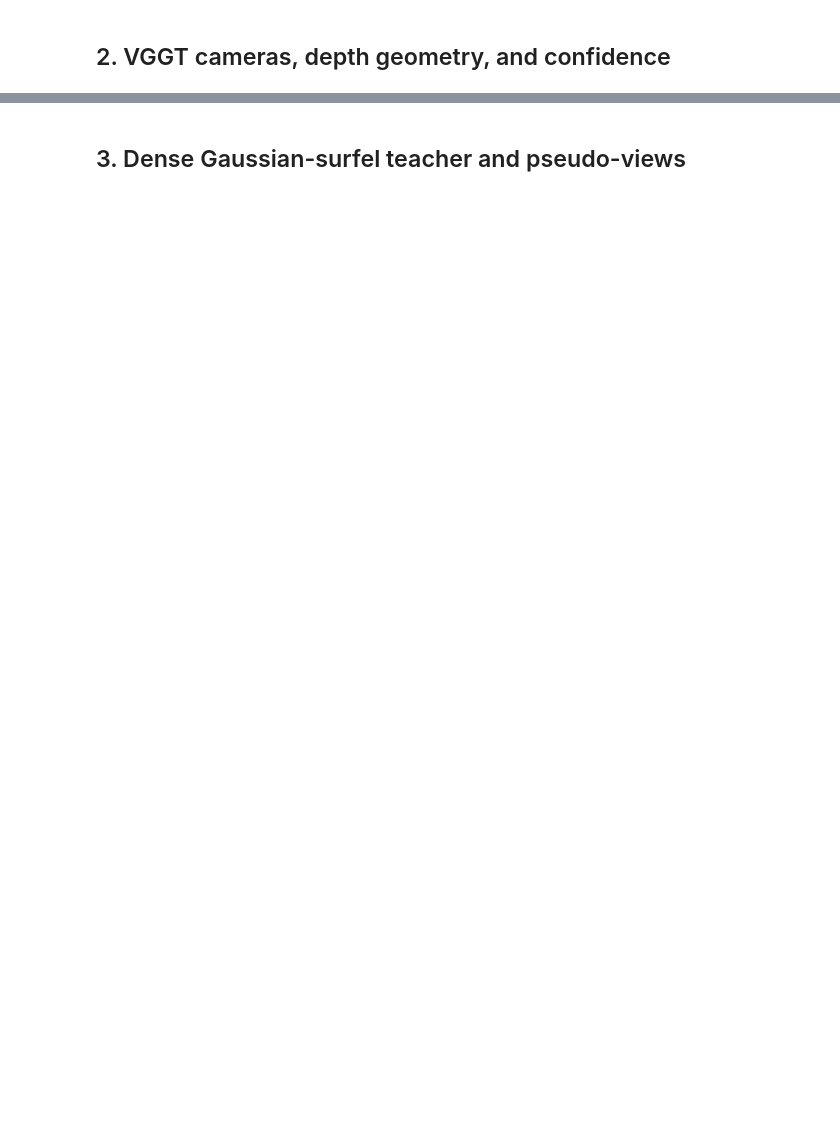
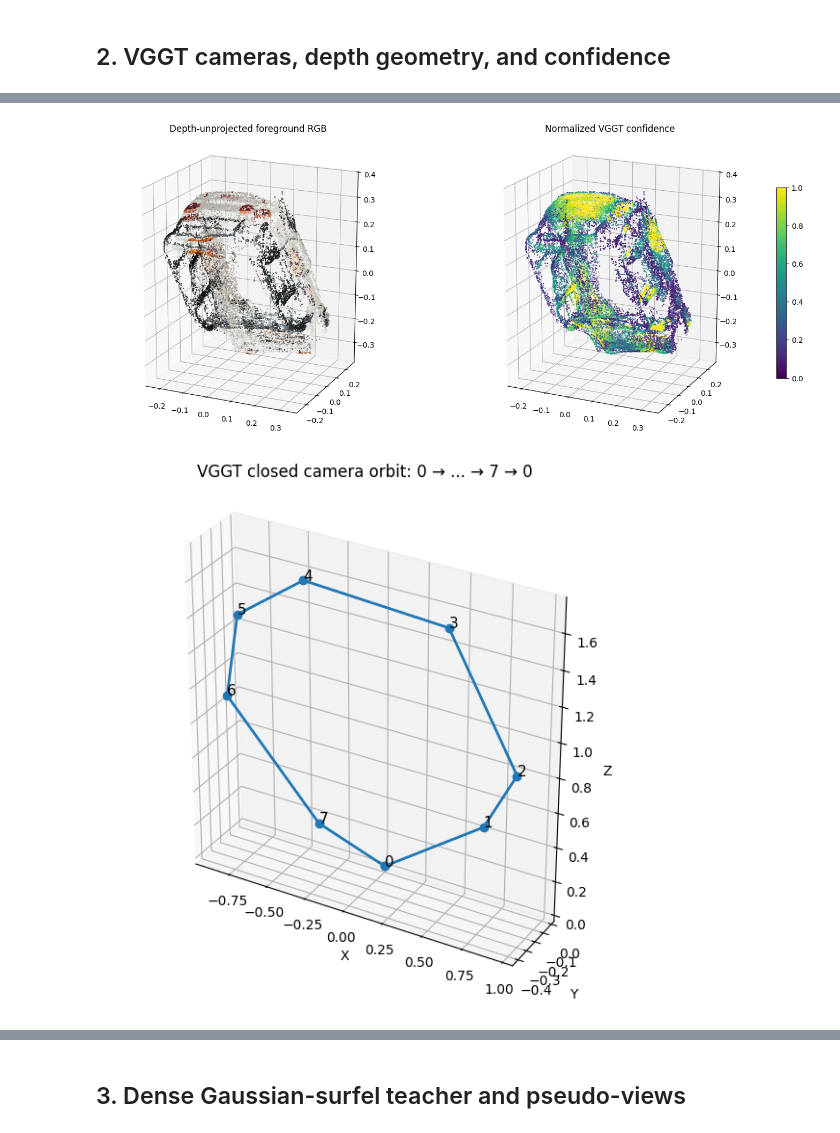
Before and after one commit to katlit/Project_Thesis, a Jupyter notebook: code/notebooks/05_vggt_dense_pseudoview_adaptive_3dgs.ipynb, the cells around one changed output, grey strips where cells are left out. Cells and saved outputs as stored; diff of their text form; code cells hidden in the pictures; blank space fills up the shorter version.

```diff
--- a/code/notebooks/05_vggt_dense_pseudoview_adaptive_3dgs.ipynb
+++ b/code/notebooks/05_vggt_dense_pseudoview_adaptive_3dgs.ipynb
@@ -137,25 +157,83 @@ gc.collect(); torch.cuda.empty_cache()
 # %%
 keep = masks & np.isfinite(points_by_view).all(axis=-1) & (confidence >= POINT_CONFIDENCE_MIN)
 points, point_colors, point_conf = points_by_view[keep], colors[keep], confidence[keep]
 rng = np.random.default_rng(42)
 if len(points) > 25_000:
     chosen = rng.choice(len(points), 25_000, replace=False)
     points, point_colors, point_conf = points[chosen], point_colors[chosen], point_conf[chosen]
 centered = points - np.median(points, axis=0)
 visible = np.linalg.norm(centered, axis=1) <= np.percentile(np.linalg.norm(centered, axis=1), 99)
 centered, point_colors, point_conf = centered[visible], point_colors[visible], point_conf[visible]
 fig = plt.figure(figsize=(15, 6)); ax1 = fig.add_subplot(121, projection="3d"); ax2 = fig.add_subplot(122, projection="3d")
 ax1.scatter(*centered.T, c=np.clip(point_colors, 0, 1), s=.7)
 plot = ax2.scatter(*centered.T, c=point_conf, cmap="viridis", vmin=0, vmax=1, s=.7)
 for axis, title in [(ax1, "Depth-unprojected foreground RGB"), (ax2, "Normalized VGGT confidence")]:
     axis.set_title(title); axis.set_box_aspect(np.ptp(centered, axis=0).clip(min=1e-6)); axis.view_init(18, -65)
 fig.colorbar(plot, ax=ax2, shrink=.65); plt.tight_layout(); plt.show()
 
-camera_to_world = np.linalg.inv(np.concatenate([
-    extrinsics, np.tile(np.array([0, 0, 0, 1], dtype=np.float32), (8, 1, 1))
-], axis=1))
+camera_to_world = np.linalg.inv(
+    np.concatenate(
+        [
+            extrinsics,
+            np.tile(
+                np.array(
+                    [0, 0, 0, 1],
+                    dtype=np.float32,
+                ),
+                (len(extrinsics), 1, 1),
+            ),
+        ],
+        axis=1,
+    )
+)
+
 centers = camera_to_world[:, :3, 3]
-fig = plt.figure(figsize=(7, 6)); axis = fig.add_subplot(111, projection="3d")
-axis.plot(*centers.T, "o-");
-for index, center in enumerate(centers): axis.text(*center, str(index))
-axis.set_title("VGGT camera orbit (0–7)"); axis.set_box_aspect(np.ptp(centers, axis=0).clip(min=1e-6)); plt.show()
+
+# Append camera 0 to close the displayed orbit.
+closed_centers = np.vstack([
+    centers,
+    centers[0],
+])
+
+fig = plt.figure(figsize=(8, 7))
+axis = fig.add_subplot(
+    111,
+    projection="3d",
+)
+
+axis.plot(
+    closed_centers[:, 0],
+    closed_centers[:, 1],
+    closed_centers[:, 2],
+    "o-",
+    linewidth=2,
+)
+
+for index, center in enumerate(centers):
+    axis.text(
+        center[0],
+        center[1],
+        center[2],
+        str(index),
+        fontsize=11,
+    )
+
+axis.set_title(
+    "VGGT closed camera orbit: 0 → ... → 7 → 0"
+)
+
+axis.set_xlabel("X")
+axis.set_ylabel("Y")
+axis.set_zlabel("Z")
+
+axis.set_box_aspect(
+    np.ptp(
+        closed_centers,
+        axis=0,
+    ).clip(min=1e-6)
+)
+
+plt.show()
+# %% [output]
+[figure, added]
+[figure, added]
```
Also changed, not shown: parts of 10 cells of this notebook, 3 other files.
